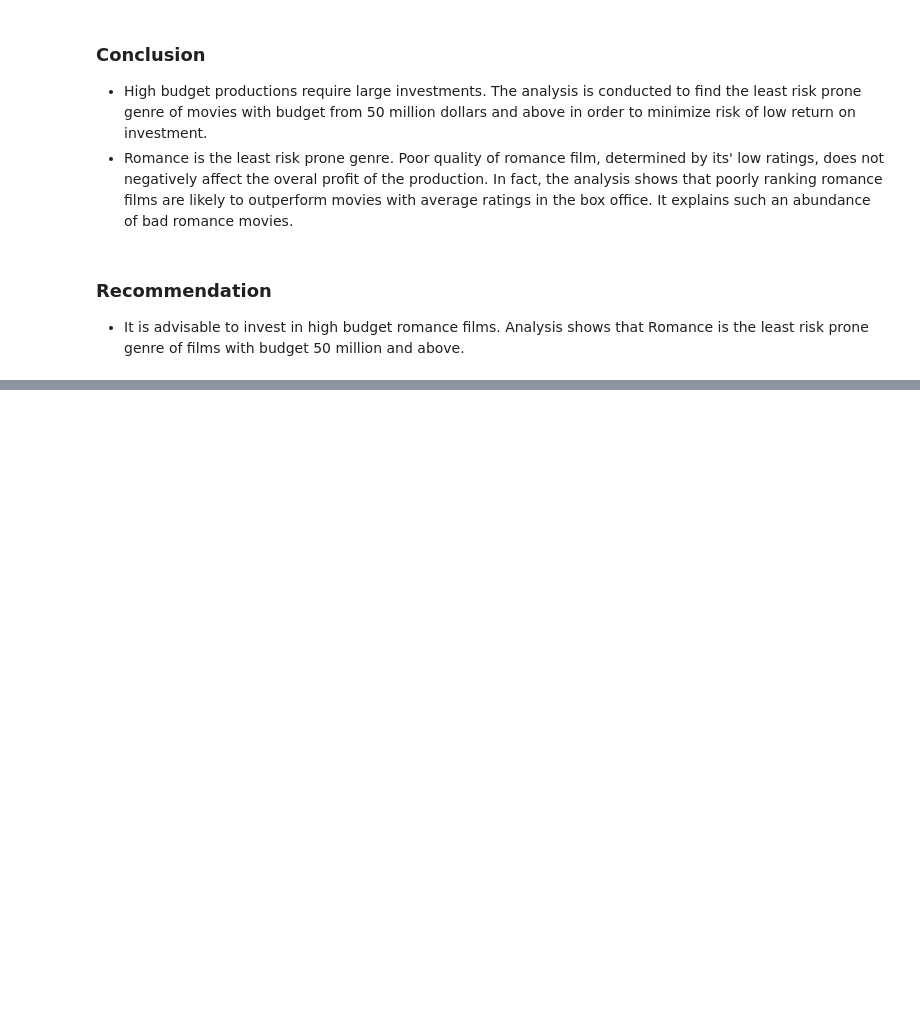
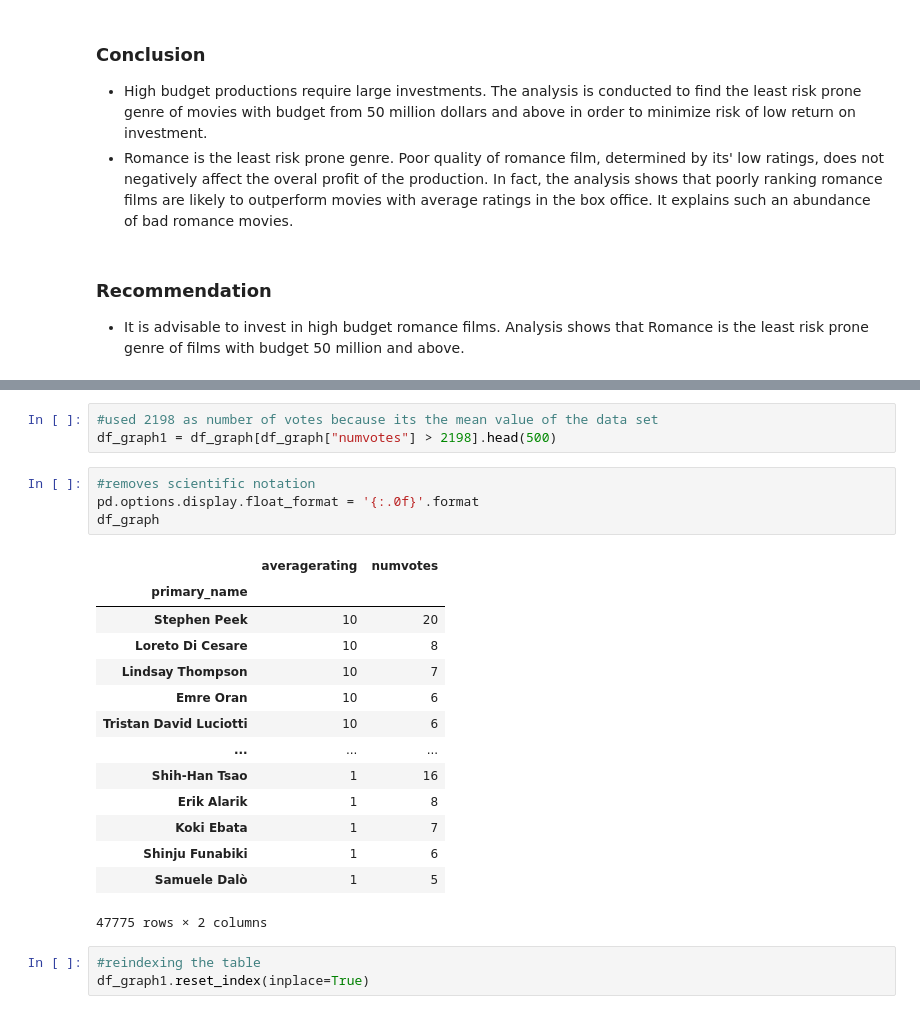
Before and after one commit to learn-co-curriculum/dsc-phase-1-project-v2-4, a Jupyter notebook: final_notebook.ipynb, the cells around one changed output, grey strips where cells are left out. Drawn from its saved outputs; the diff is of its cells as text; blank space fills up the shorter version.

```diff
--- a/final_notebook.ipynb
+++ b/final_notebook.ipynb
@@ -723,0 +783,25 @@ plt.savefig("visualization_images/Profit and rating correlation");
+# %%
+#used 2198 as number of votes because its the mean value of the data set
+df_graph1 = df_graph[df_graph["numvotes"] > 2198].head(500)
+# %%
+#removes scientific notation
+pd.options.display.float_format = '{:.0f}'.format
+df_graph
+# %% [output]
+|  | averagerating | numvotes |
+| primary_name |  |  |
+| Stephen Peek | 10 | 20 |
+| Loreto Di Cesare | 10 | 8 |
+| Lindsay Thompson | 10 | 7 |
+| Emre Oran | 10 | 6 |
+| Tristan David Luciotti | 10 | 6 |
+| ... | ... | ... |
+| Shih-Han Tsao | 1 | 16 |
+| Erik Alarik | 1 | 8 |
+| Koki Ebata | 1 | 7 |
+| Shinju Funabiki | 1 | 6 |
+| Samuele Dalò | 1 | 5 |
+47775 rows × 2 columns
+# %%
+#reindexing the table
+df_graph1.reset_index(inplace=True)
```
Also changed, not shown: parts of 21 cells of this notebook, 5 other files.
